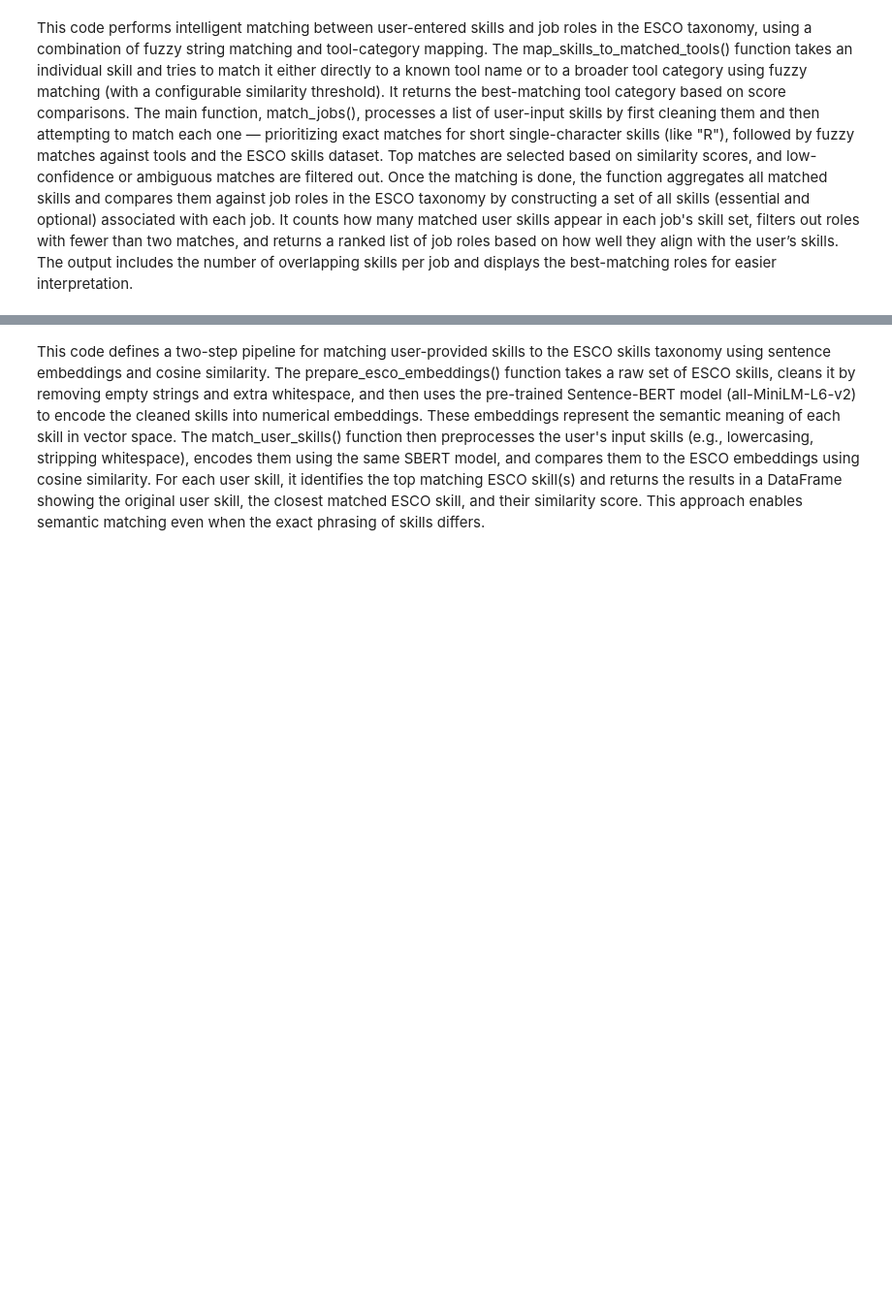
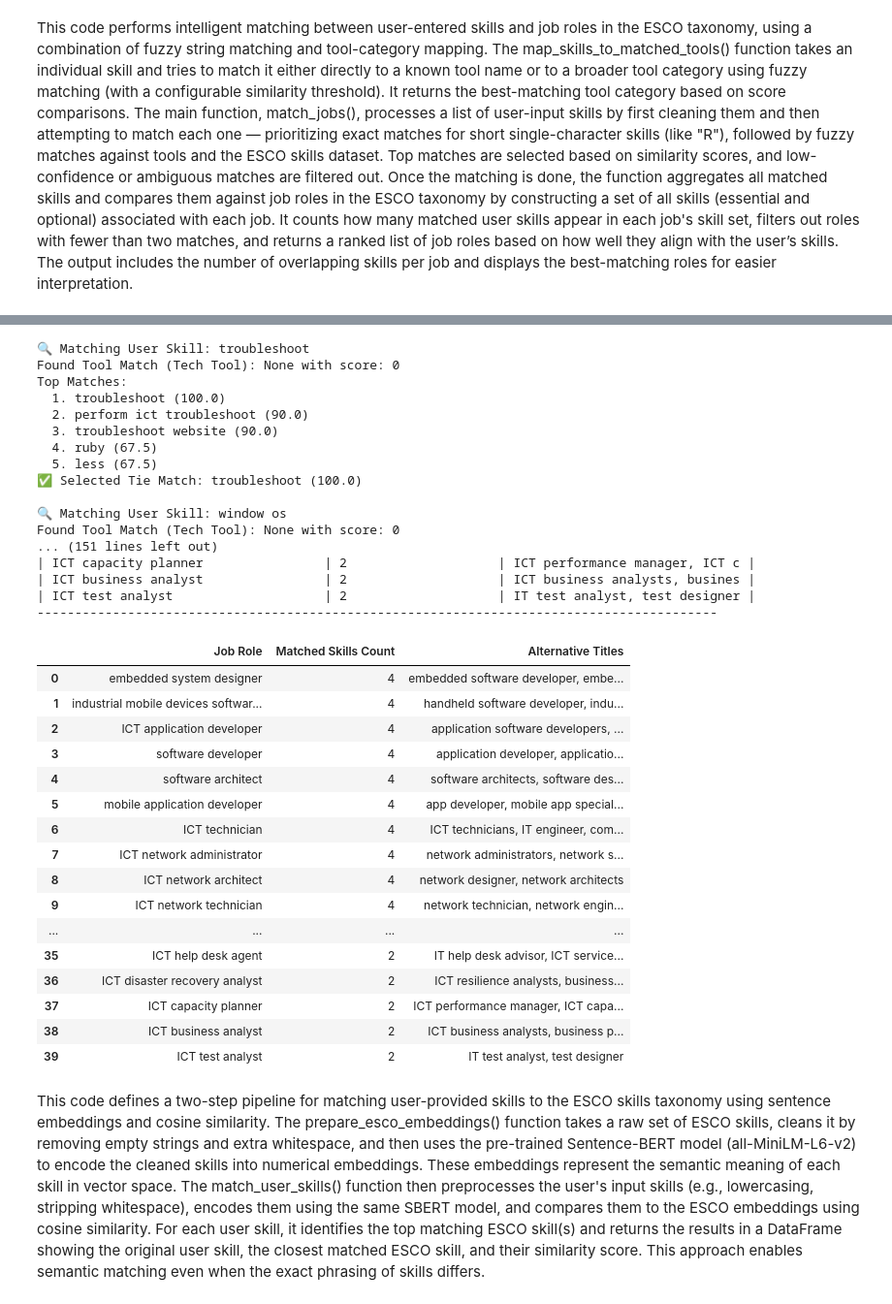
Before and after one commit to DikshyaLimbu/TechSkillSync, a Jupyter notebook: notebooks/Skill Matching.ipynb, the cells around one changed output, grey strips where cells are left out. Shown: that part at 97% size. Drawn from its saved outputs; the diff is of its cells as text; code cells hidden in the pictures; blank space fills up the shorter version.

```diff
--- a/notebooks/Skill Matching.ipynb
+++ b/notebooks/Skill Matching.ipynb
@@ -289,7 +294,7 @@ def match_skills_job(matched_skills):
         return pd.DataFrame(columns=["Job Role", "Matched Skills Count"])
 
 
-    # Step 2: Create 'All Skills' column per job
+    # Step 1: Create 'All Skills' column per job
     esco_taxonomy_df["All Skills"] = (
         esco_taxonomy_df["Essential Skill"].fillna("").astype(str) + ", " +
         esco_taxonomy_df["Essential Knowledge"].fillna("").astype(str) + ", " +
@@ -297,29 +302,35 @@ def match_skills_job(matched_skills):
         esco_taxonomy_df["Optional Knowledge"].fillna("").astype(str)
     )
 
-    # Step 3: Group by Job and create a set of lowercase skill strings
+    # Step 2: Group by Job and create a set of lowercase skill strings
     job_skills_df = (
         esco_taxonomy_df.groupby(["Job Role", "Job Description"])["All Skills"]
         .apply(lambda skills: set(s.strip().lower() for line in skills for s in line.split(",") if s.strip()))
         .reset_index(name="All Skills Set")
     )
 
-    # Step 4: Count how many matched skills appear in each job
+    # Step 3: Count how many matched skills appear in each job
     job_skills_df["Matched Skills Count"] = job_skills_df["All Skills Set"].apply(
         lambda skills: len(matched_skills.intersection(skills))
     )
 
-    # Step 5: Filter and sort
+    # Step 4: Filter and sort
     matched_jobs = job_skills_df[job_skills_df["Matched Skills Count"] > 1].copy()
     matched_jobs = matched_jobs.sort_values(by="Matched Skills Count", ascending=False)
 
+    # Step 5: Merge back in Alternative Titles using Job Role
+    alt_titles_df = esco_taxonomy_df[["Job Role", "Alternative Titles"]].drop_duplicates()
+    matched_jobs = matched_jobs.merge(alt_titles_df, on="Job Role", how="left")
+
     # Step 6: Display results
     print("\n📋 Matched Jobs (At Least 2 Skills Matched):")
-    print("-" * 58)
-    print("| {:<30} | {:<20} |".format("Job Role", "Matched Skills Count"))
-    print("-" * 58)
+    print("-" * 90)
+    print("| {:<35} | {:<20} | {:<30} |".format("Job Role", "Matched Skills Count", "Alternative Titles"))
+    print("-" * 90)
     for _, row in matched_jobs.iterrows():
-        print("| {:<30} | {:<20} |".format(row["Job Role"], row["Matched Skills Count"]))
-    print("-" * 58)
+        print("| {:<35} | {:<20} | {:<30} |".format(
+            row["Job Role"], row["Matched Skills Count"], row["Alternative Titles"][:30] if row["Alternative Titles"] else "N/A"
+        ))
+    print("-" * 90)
 
-    return matched_jobs[["Job Role", "Matched Skills Count"]]
+    return matched_jobs[["Job Role", "Matched Skills Count", "Alternative Titles"]]
@@ -375,3 +337,52 @@ Top Matches:
+# %%
+cybersecurity_analyst_skills =  ["Troubleshooting",
+        "Windows OS",
+        "Active Directory",
+        "Ticketing systems (e.g., ServiceNow)",
+        "Customer service",
+        "Networking basics",
+        "Software installation",
+        "Remote desktop support",
+        "Antivirus tools",
+        "Hardware configuration"]
+found_skills = match_skills_esco_fuzzy(cybersecurity_analyst_skills, threshold=85)
+
+match_skills_job(found_skills)
+# %% [output]
+🔍 Matching User Skill: troubleshoot
+Found Tool Match (Tech Tool): None with score: 0
+Top Matches:
+  1. troubleshoot (100.0)
+  2. perform ict troubleshoot (90.0)
+  3. troubleshoot website (90.0)
+  4. ruby (67.5)
+  5. less (67.5)
+✅ Selected Tie Match: troubleshoot (100.0)
+
+🔍 Matching User Skill: window os
+Found Tool Match (Tech Tool): None with score: 0
+... (151 lines left out)
+| ICT capacity planner                | 2                    | ICT performance manager, ICT c |
+| ICT business analyst                | 2                    | ICT business analysts, busines |
+| ICT test analyst                    | 2                    | IT test analyst, test designer |
+------------------------------------------------------------------------------------------
+|  | Job Role | Matched Skills Count | Alternative Titles |
+| 0 | embedded system designer | 4 | embedded software developer, embe... |
+| 1 | industrial mobile devices softwar... | 4 | handheld software developer, indu... |
+| 2 | ICT application developer | 4 | application software developers, ... |
+| 3 | software developer | 4 | application developer, applicatio... |
+| 4 | software architect | 4 | software architects, software des... |
+| 5 | mobile application developer | 4 | app developer, mobile app special... |
+| 6 | ICT technician | 4 | ICT technicians, IT engineer, com... |
+| 7 | ICT network administrator | 4 | network administrators, network s... |
+| 8 | ICT network architect | 4 | network designer, network architects |
+| 9 | ICT network technician | 4 | network technician, network engin... |
+| ... | ... | ... | ... |
+| 35 | ICT help desk agent | 2 | IT help desk advisor, ICT service... |
+| 36 | ICT disaster recovery analyst | 2 | ICT resilience analysts, business... |
+| 37 | ICT capacity planner | 2 | ICT performance manager, ICT capa... |
+| 38 | ICT business analyst | 2 | ICT business analysts, business p... |
+| 39 | ICT test analyst | 2 | IT test analyst, test designer |
 # %% [markdown]
 This code defines a two-step pipeline for matching user-provided skills to the ESCO skills taxonomy using sentence embeddings and cosine similarity. The prepare_esco_embeddings() function takes a raw set of ESCO skills, cleans it by removing empty strings and extra whitespace, and then uses the pre-trained Sentence-BERT model (all-MiniLM-L6-v2) to encode the cleaned skills into numerical embeddings. These embeddings represent the semantic meaning of each skill in vector space. The match_user_skills() function then preprocesses the user's input skills (e.g., lowercasing, stripping whitespace), encodes them using the same SBERT model, and compares them to the ESCO embeddings using cosine similarity. For each user skill, it identifies the top matching ESCO skill(s) and returns the results in a DataFrame showing the original user skill, the closest matched ESCO skill, and their similarity score. This approach enables semantic matching even when the exact phrasing of skills differs.
 # %%
```
Also changed, not shown: parts of 5 cells of this notebook.
